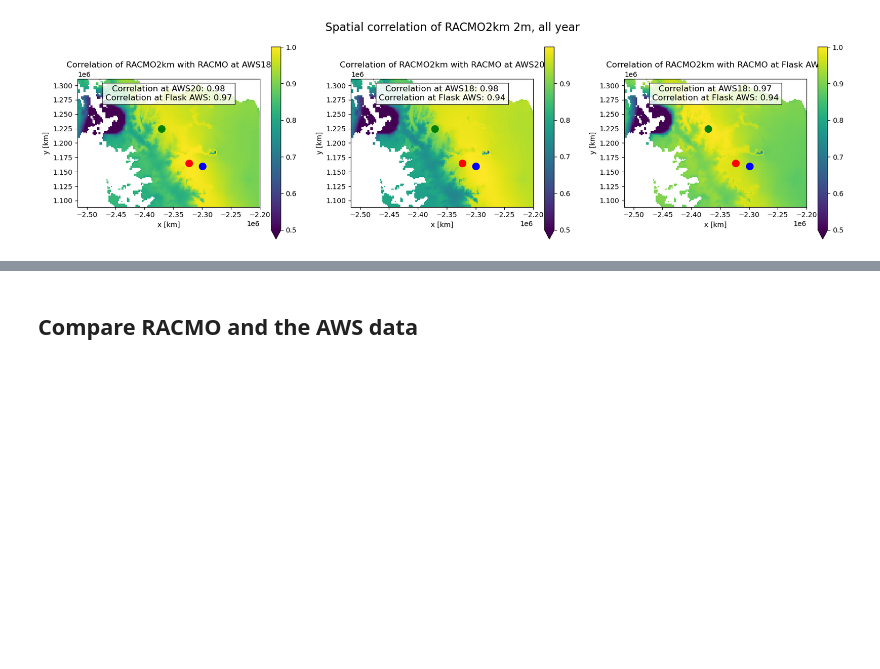
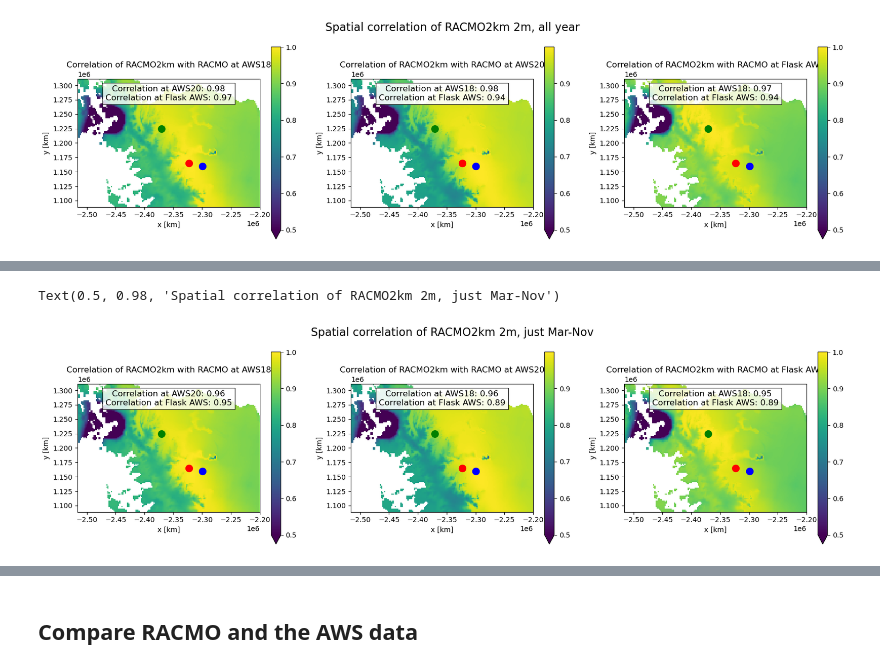
Before and after one commit to ldeo-glaciology/AntPen_NSF_NERC, a Jupyter notebook: code/aws/larsen_AWS_RACMO2km.ipynb, the cells around one changed output, grey strips where cells are left out. Saved outputs shown, nothing was run; the diff lists cells and outputs as text; code cells hidden in the pictures; blank space fills up the shorter version.

```diff
--- a/code/aws/larsen_AWS_RACMO2km.ipynb
+++ b/code/aws/larsen_AWS_RACMO2km.ipynb
@@ -257,0 +298,27 @@ Text(0.5, 0.98, 'Spatial correlation of RACMO2km 2m, just Nov, Dec, Jan')
+# %%
+fig, axs = plt.subplots(1, 3, figsize=(20, 5))
+corr_18.plot(ax=axs[0], vmin=0.5)
+axs[0].set_title('Correlation of RACMO2km with RACMO at AWS18')
+add_dots(axs[0])
+corr_at_20 = corr_18_winter.sel(x=aws20_locations.geometry.x.values[0], y=aws20_locations.geometry.y.values[0], method='nearest')
+corr_at_flask = corr_18_winter.sel(x=flask_AWS_location.geometry.x.values[0], y=flask_AWS_location.geometry.y.values[0], method='nearest')
+axs[0].text(0.5, 0.95, f'Correlation at AWS20: {corr_at_20.values:.2f}\nCorrelation at Flask AWS: {corr_at_flask.values:.2f}', horizontalalignment='center', verticalalignment='top', transform=axs[0].transAxes, fontsize=12, bbox=dict(facecolor='white', alpha=0.8))
+
+corr_20.plot(ax=axs[1], vmin=0.5)
+axs[1].set_title('Correlation of RACMO2km with RACMO at AWS20')
+add_dots(axs[1])
+corr_at_18 = corr_20_winter.sel(x=aws18_locations.geometry.x.values[0], y=aws18_locations.geometry.y.values[0], method='nearest')
+corr_at_flask = corr_20_winter.sel(x=flask_AWS_location.geometry.x.values[0], y=flask_AWS_location.geometry.y.values[0], method='nearest')
+axs[1].text(0.5, 0.95, f'Correlation at AWS18: {corr_at_18.values:.2f}\nCorrelation at Flask AWS: {corr_at_flask.values:.2f}', horizontalalignment='center', verticalalignment='top', transform=axs[1].transAxes, fontsize=12, bbox=dict(facecolor='white', alpha=0.9))
+
+corr_flask.plot(ax=axs[2], vmin=0.5)
+axs[2].set_title('Correlation of RACMO2km with RACMO at Flask AWS')
+add_dots(axs[2])
+corr_at_18 = corr_flask_winter.sel(x=aws18_locations.geometry.x.values[0], y=aws18_locations.geometry.y.values[0], method='nearest')
+corr_at_20 = corr_flask_winter.sel(x=aws20_locations.geometry.x.values[0], y=aws20_locations.geometry.y.values[0], method='nearest')
+axs[2].text(0.5, 0.95, f'Correlation at AWS18: {corr_at_18.values:.2f}\nCorrelation at Flask AWS: {corr_at_20.values:.2f}', horizontalalignment='center', verticalalignment='top', transform=axs[2].transAxes, fontsize=12, bbox=dict(facecolor='white', alpha=0.8))
+
+fig.suptitle('Spatial correlation of RACMO2km 2m, just Mar-Nov', fontsize=16)
+# %% [output]
+Text(0.5, 0.98, 'Spatial correlation of RACMO2km 2m, just Mar-Nov')
+[figure, added]
```
Also changed, not shown: parts of 37 cells of this notebook.
